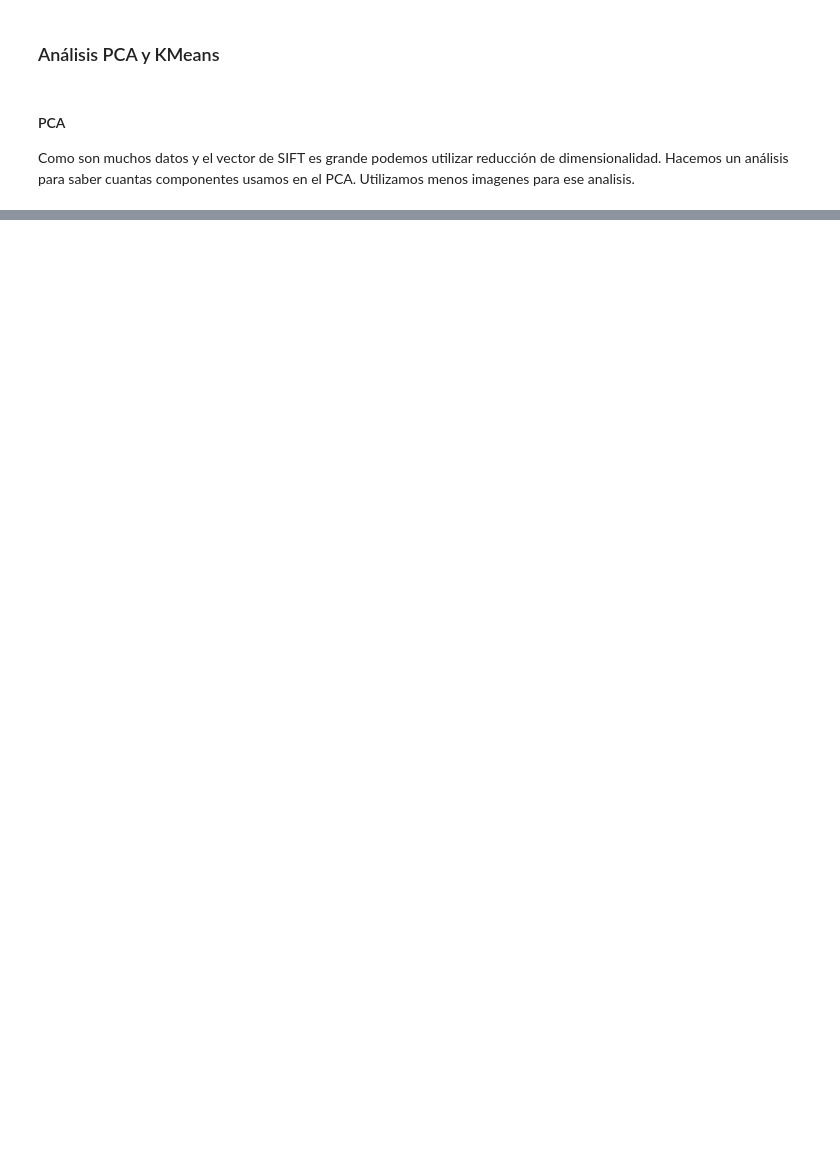
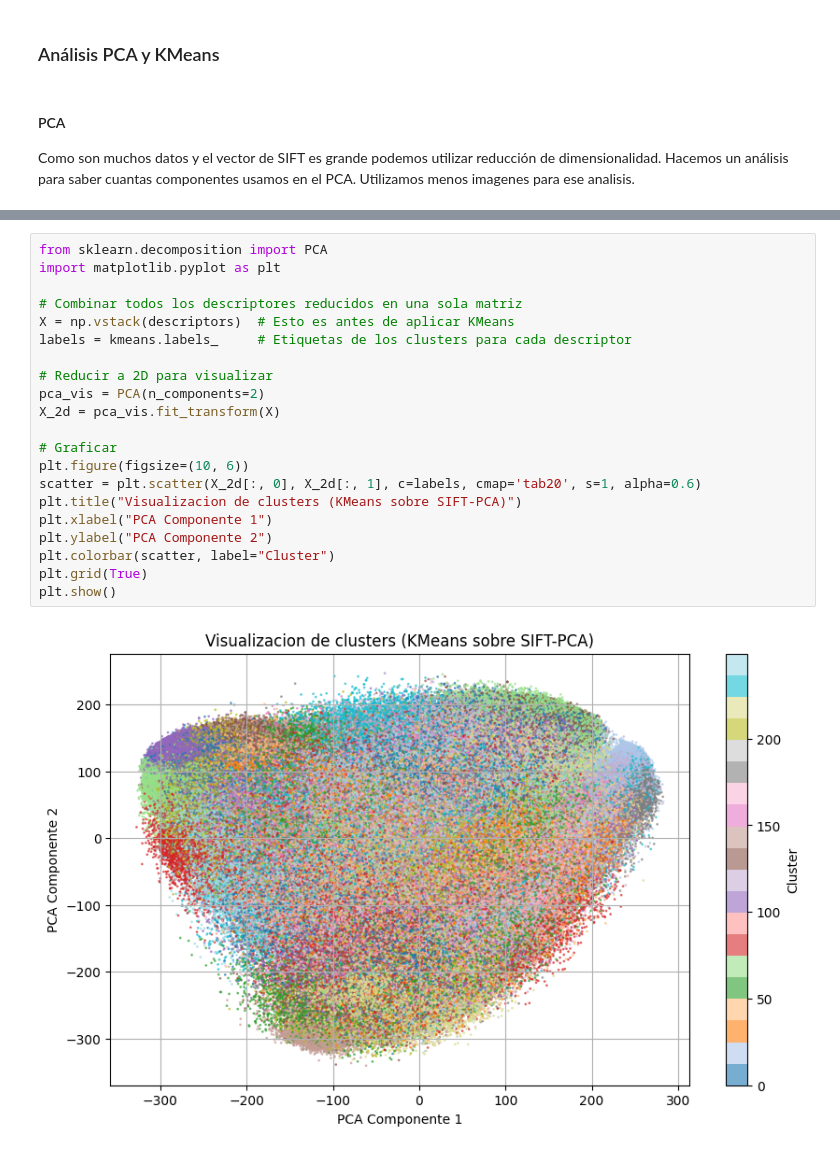
Before and after one commit to CS-DaviMagalhaes/Multimodal_Database, a Jupyter notebook: Image_descriptors/extraction.ipynb, the cells around one changed output, grey strips where cells are left out. Saved outputs shown, nothing was run; the diff lists cells and outputs as text; blank space fills up the shorter version.

```diff
--- a/Image_descriptors/extraction.ipynb
+++ b/Image_descriptors/extraction.ipynb
@@ -320,0 +475,23 @@ plt.show()
+# %%
+from sklearn.decomposition import PCA
+import matplotlib.pyplot as plt
+
+# Combinar todos los descriptores reducidos en una sola matriz
+X = np.vstack(descriptors)  # Esto es antes de aplicar KMeans
+labels = kmeans.labels_     # Etiquetas de los clusters para cada descriptor
+
+# Reducir a 2D para visualizar
+pca_vis = PCA(n_components=2)
+X_2d = pca_vis.fit_transform(X)
+
+# Graficar
+plt.figure(figsize=(10, 6))
+scatter = plt.scatter(X_2d[:, 0], X_2d[:, 1], c=labels, cmap='tab20', s=1, alpha=0.6)
+plt.title("Visualizacion de clusters (KMeans sobre SIFT-PCA)")
+plt.xlabel("PCA Componente 1")
+plt.ylabel("PCA Componente 2")
+plt.colorbar(scatter, label="Cluster")
+plt.grid(True)
+plt.show()
+# %% [output]
+[figure, added]
```
Also changed, not shown: parts of 8 cells of this notebook.
